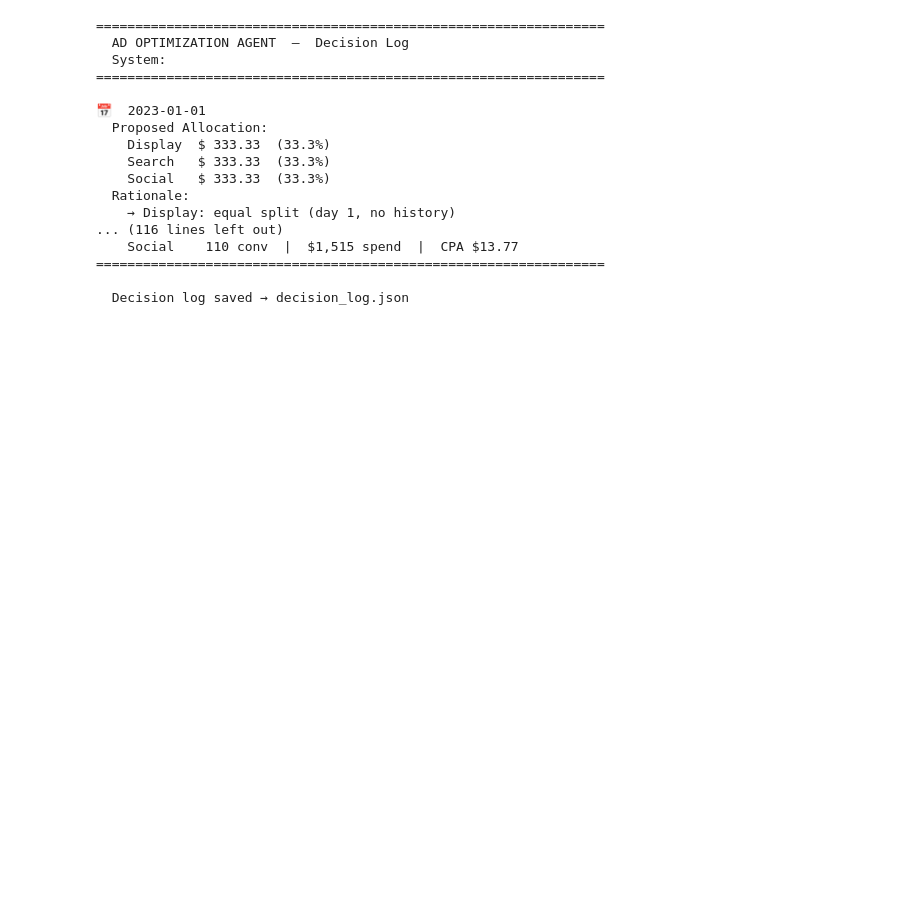
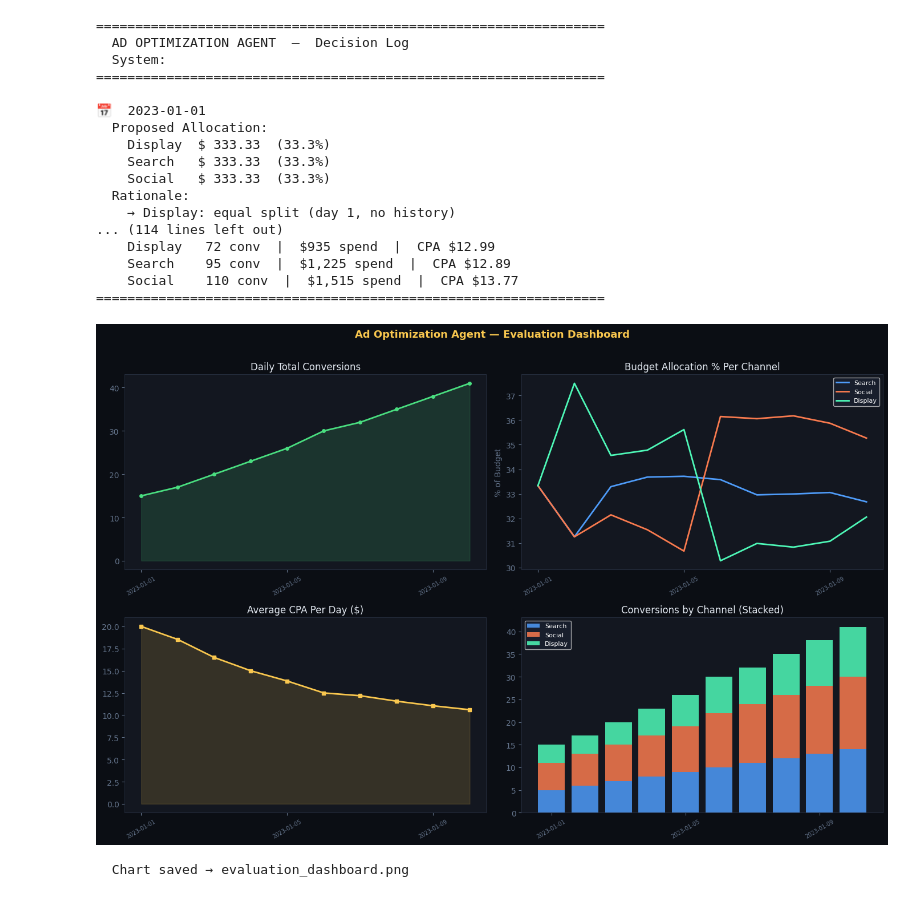
Before and after one commit to Rohan-Bha/Special-Topcis-MIS-IntroToAI2026, a Jupyter notebook: Ad_Optimization_Agent.ipynb, the cells around one changed output. Drawn from its saved outputs; the diff is of its cells as text; code cells hidden in the pictures; blank space fills up the shorter version.

```diff
--- a/Ad_Optimization_Agent.ipynb
+++ b/Ad_Optimization_Agent.ipynb
@@ -226,10 +271,8 @@ def run_agent(csv_path: str, verbose: bool = True) -> list[dict]:
             scores  = {ch: {"cvr": 0, "ctr": 0, "cpa": 0, "score": 0, "total_conversions": 0, "total_spend": 0} for ch in channels}
         else:
             scores  = compute_channel_scores(data, as_of_date=date)
-            alloc, reasons = propose_budget(
-                scores, prev_alloc,
-                zero_day_counts=zero_day_counts
-            )
+            alloc, _ = propose_budget(scores, prev_alloc, zero_day_counts=zero_day_counts)
+            reasons = llm_reasoning(scores, alloc, prev_alloc, TOTAL_DAILY_BUDGET)
 
         # Actual actuals for this date
         actuals = {}
@@ -333,30 +440,28 @@ def evaluate(decisions: list[dict]) -> dict:
 # %%
-CSV_PATH = "ad_optimization_mock_data.csv"  # ← change this to your CSV filename if different
-
+CSV_PATH  = "ad_optimization_mock_data.csv"
 decisions = run_agent(CSV_PATH, verbose=True)
 metrics   = evaluate(decisions)
+visualize_results(decisions)          # ← new line
 
-# Save decision log
-output_path = "decision_log.json"
-with open(output_path, "w") as f:
-    safe = json.loads(json.dumps(decisions, default=str))
-    json.dump(safe, f, indent=2)
-print(f"\n  Decision log saved → {output_path}")
+with open("decision_log.json", "w") as f:
+    json.dump(json.loads(json.dumps(decisions, default=str)), f, indent=2)
 # %% [output]
 =================================================================
   AD OPTIMIZATION AGENT  —  Decision Log
   System:
 =================================================================
 
 📅  2023-01-01
   Proposed Allocation:
     Display  $ 333.33  (33.3%)
     Search   $ 333.33  (33.3%)
     Social   $ 333.33  (33.3%)
   Rationale:
     → Display: equal split (day 1, no history)
-... (116 lines left out)
+... (114 lines left out)
+    Display   72 conv  |  $935 spend  |  CPA $12.99
+    Search    95 conv  |  $1,225 spend  |  CPA $12.89
     Social    110 conv  |  $1,515 spend  |  CPA $13.77
 =================================================================
-
-  Decision log saved → decision_log.json
+[figure, added]
+  Chart saved → evaluation_dashboard.png
```
Also changed, not shown: parts of 3 cells of this notebook.
